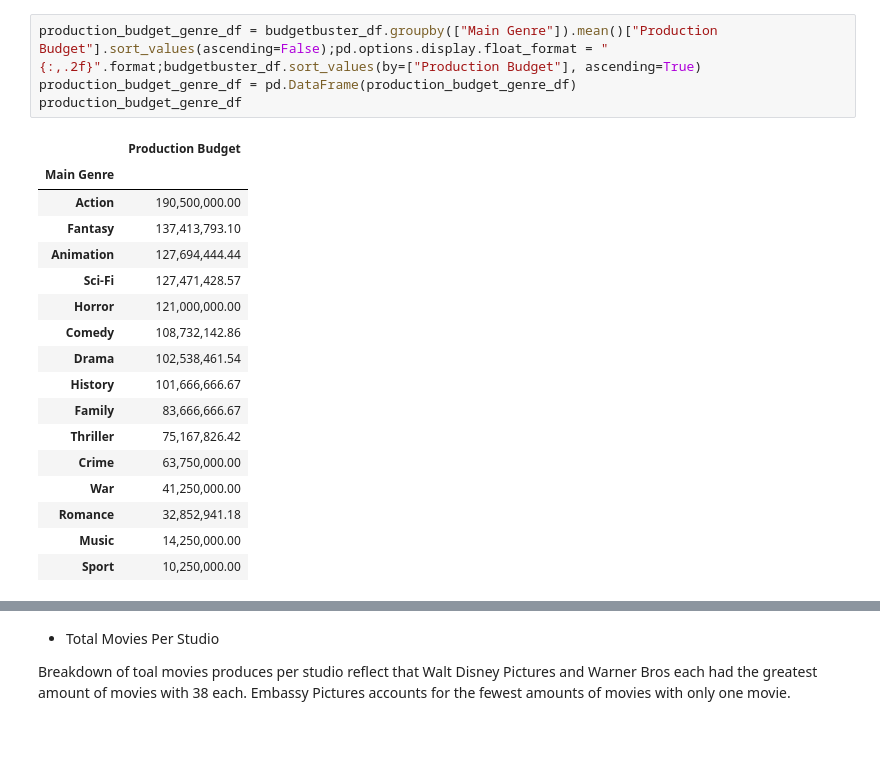
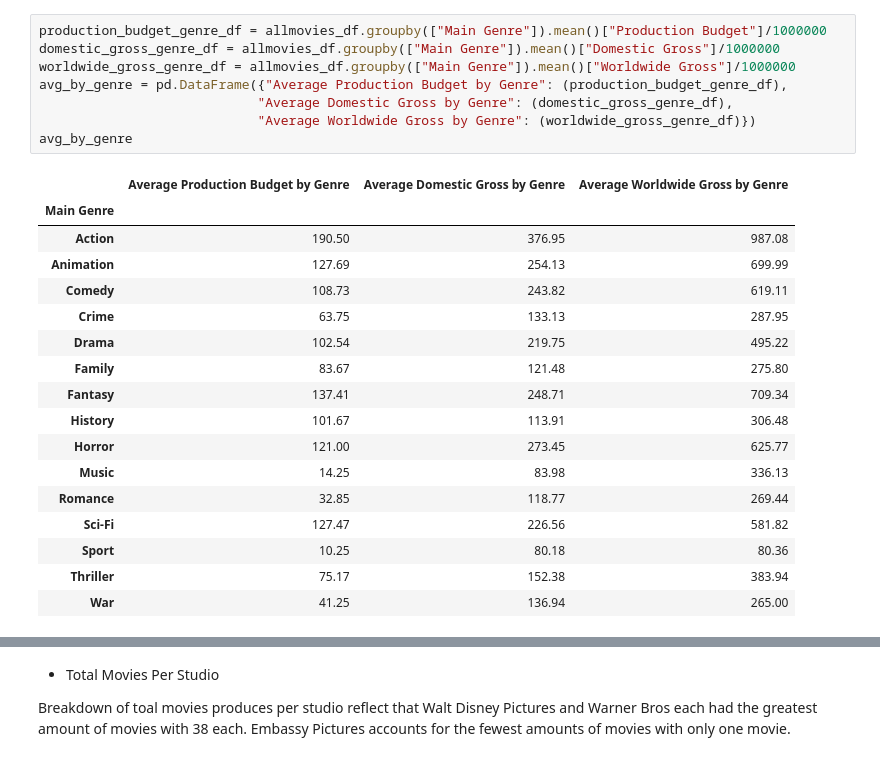
Before and after one commit to annied222/Project_1, a Jupyter notebook: pie_charts.ipynb, the cells around one changed output, grey strips where cells are left out. Drawn from its saved outputs; the diff is of its cells as text.

```diff
--- a/pie_charts.ipynb
+++ b/pie_charts.ipynb
@@ -46,23 +31,27 @@ budgetbuster_df
-# %%
-production_budget_genre_df = budgetbuster_df.groupby(["Main Genre"]).mean()["Production Budget"].sort_values(ascending=False);pd.options.display.float_format = "{:,.2f}".format;budgetbuster_df.sort_values(by=["Production Budget"], ascending=True)
-production_budget_genre_df = pd.DataFrame(production_budget_genre_df)
-production_budget_genre_df
-# %% [output]
-|  | Production Budget |
-| Main Genre |  |
-| Action | 190,500,000.00 |
-| Fantasy | 137,413,793.10 |
-| Animation | 127,694,444.44 |
-| Sci-Fi | 127,471,428.57 |
-| Horror | 121,000,000.00 |
-| Comedy | 108,732,142.86 |
-| Drama | 102,538,461.54 |
-| History | 101,666,666.67 |
-| Family | 83,666,666.67 |
-| Thriller | 75,167,826.42 |
-| Crime | 63,750,000.00 |
-| War | 41,250,000.00 |
-| Romance | 32,852,941.18 |
-| Music | 14,250,000.00 |
-| Sport | 10,250,000.00 |
+# %%
+production_budget_genre_df = allmovies_df.groupby(["Main Genre"]).mean()["Production Budget"]/1000000
+domestic_gross_genre_df = allmovies_df.groupby(["Main Genre"]).mean()["Domestic Gross"]/1000000
+worldwide_gross_genre_df = allmovies_df.groupby(["Main Genre"]).mean()["Worldwide Gross"]/1000000
+avg_by_genre = pd.DataFrame({"Average Production Budget by Genre": (production_budget_genre_df),
+                            "Average Domestic Gross by Genre": (domestic_gross_genre_df),
+                            "Average Worldwide Gross by Genre": (worldwide_gross_genre_df)})
+avg_by_genre
+# %% [output]
+|  | Average Production Budget by Genre | Average Domestic Gross by Genre | Average Worldwide Gross by Genre |
+| Main Genre |  |  |  |
+| Action | 190.50 | 376.95 | 987.08 |
+| Animation | 127.69 | 254.13 | 699.99 |
+| Comedy | 108.73 | 243.82 | 619.11 |
+| Crime | 63.75 | 133.13 | 287.95 |
+| Drama | 102.54 | 219.75 | 495.22 |
+| Family | 83.67 | 121.48 | 275.80 |
+| Fantasy | 137.41 | 248.71 | 709.34 |
+| History | 101.67 | 113.91 | 306.48 |
+| Horror | 121.00 | 273.45 | 625.77 |
+| Music | 14.25 | 83.98 | 336.13 |
+| Romance | 32.85 | 118.77 | 269.44 |
+| Sci-Fi | 127.47 | 226.56 | 581.82 |
+| Sport | 10.25 | 80.18 | 80.36 |
+| Thriller | 75.17 | 152.38 | 383.94 |
+| War | 41.25 | 136.94 | 265.00 |
 # %% [markdown]
```
Also changed, not shown: parts of 7 cells of this notebook.
